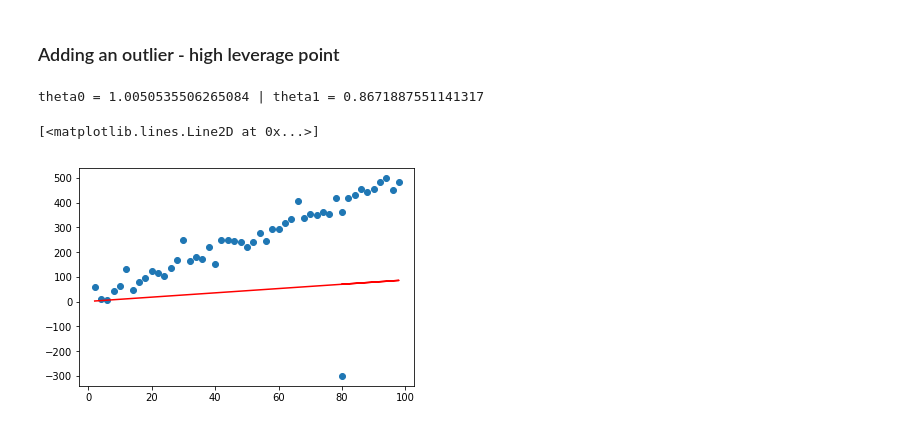
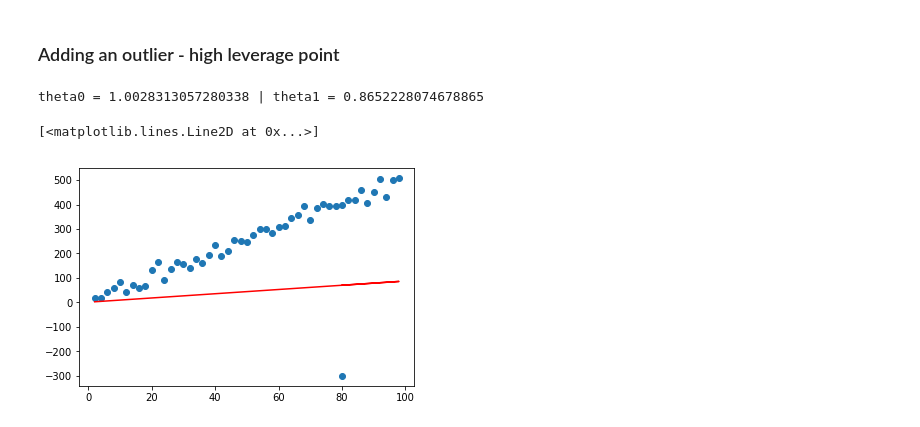
Before and after one commit to mujadadrao/LinearRegressionOneVariable, a Jupyter notebook: LinearRegression.ipynb, the cells around one changed output. Saved outputs shown, nothing was run; the diff lists cells and outputs as text; code cells hidden in the pictures.

```diff
--- a/LinearRegression.ipynb
+++ b/LinearRegression.ipynb
@@ -96,4 +96,4 @@ def gradient_descent(x, y, params, alpha, precision=0.5 , iterations=0):
 # %% [markdown]
 ### Intitializing the data variables
 # %%
-x, y = gen_data(start=2, end=100, add_noise=30)
+x, y = gen_data(start=2, end=100, add_noise=20)
@@ -154,21 +132,21 @@ plt.plot(x, y_updated, color='r')
 # %%
 x = np.concatenate((x,[80]))
 # %%
-y = np.concatenate((y,[-300]))
+y_w_outlier = np.concatenate((y,[-300]))
 # %%
 params = [1,1]
-theta, cs, its = gradient_descent(x, y, params,precision=0.000001, alpha=0.0006)
+theta, cs, its = gradient_descent(x, y_w_outlier, params,precision=0.000001, alpha=0.0006)
 # %%
 print("theta0 = {} | theta1 = {}".format(theta[0], theta[1]))
 # %% [output]
-theta0 = 1.0050535506265084 | theta1 = 0.8671887551141317
+theta0 = 1.0028313057280338 | theta1 = 0.8652228074678865
 # %%
 y_updated = theta[0] + theta[1]*x
-plt.scatter(x, y)
+plt.scatter(x, y_w_outlier)
 plt.plot(x, y_updated, color='r')
 # %% [output]
 [<matplotlib.lines.Line2D at 0x...>]
-[figure, old version]
+[figure, new version]
 # %%
 print("Total time taken by program: {} seconds ".format((time.time() - start_time)))
 # %% [output]
```
Also changed, not shown: parts of 8 cells of this notebook.
